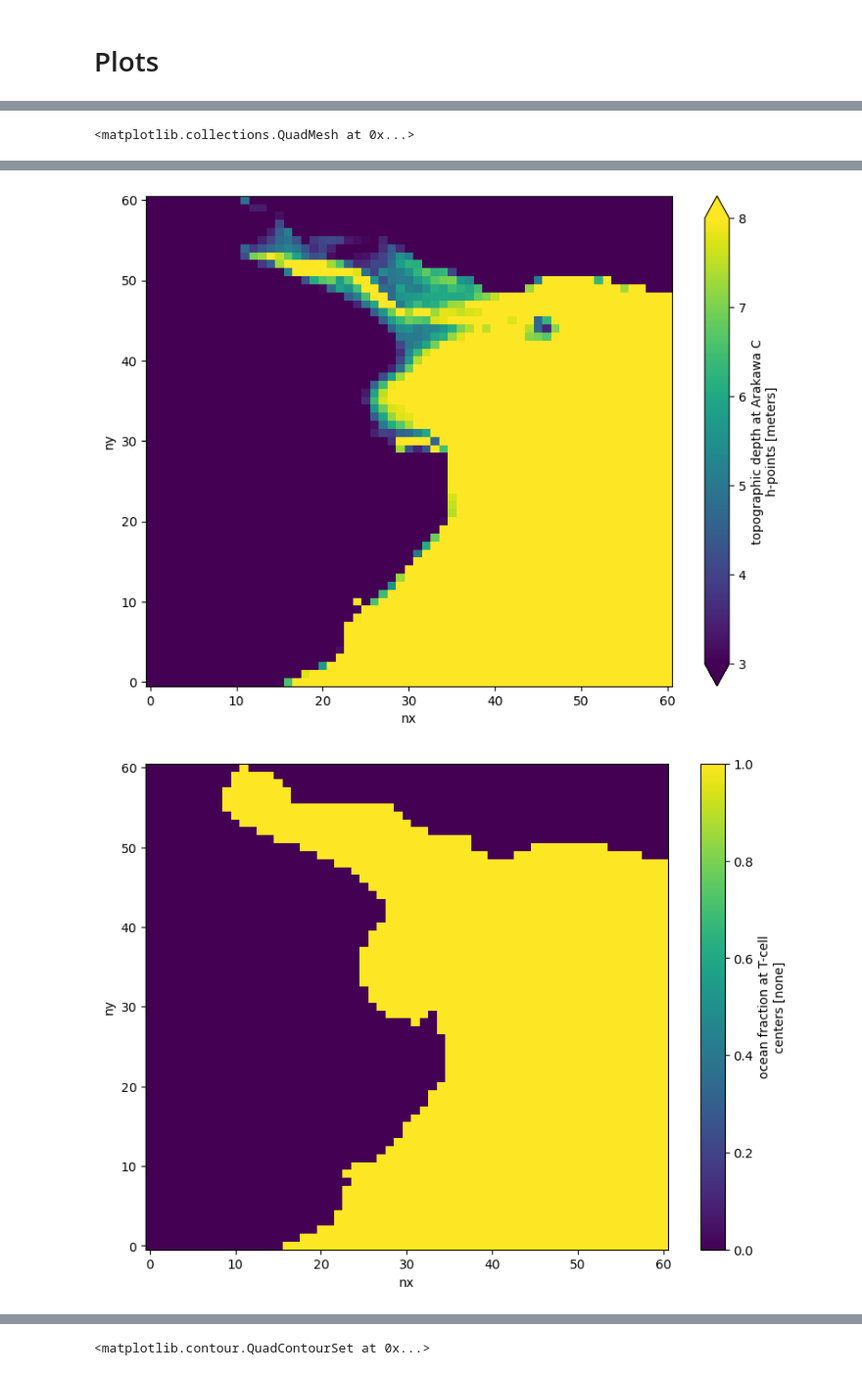
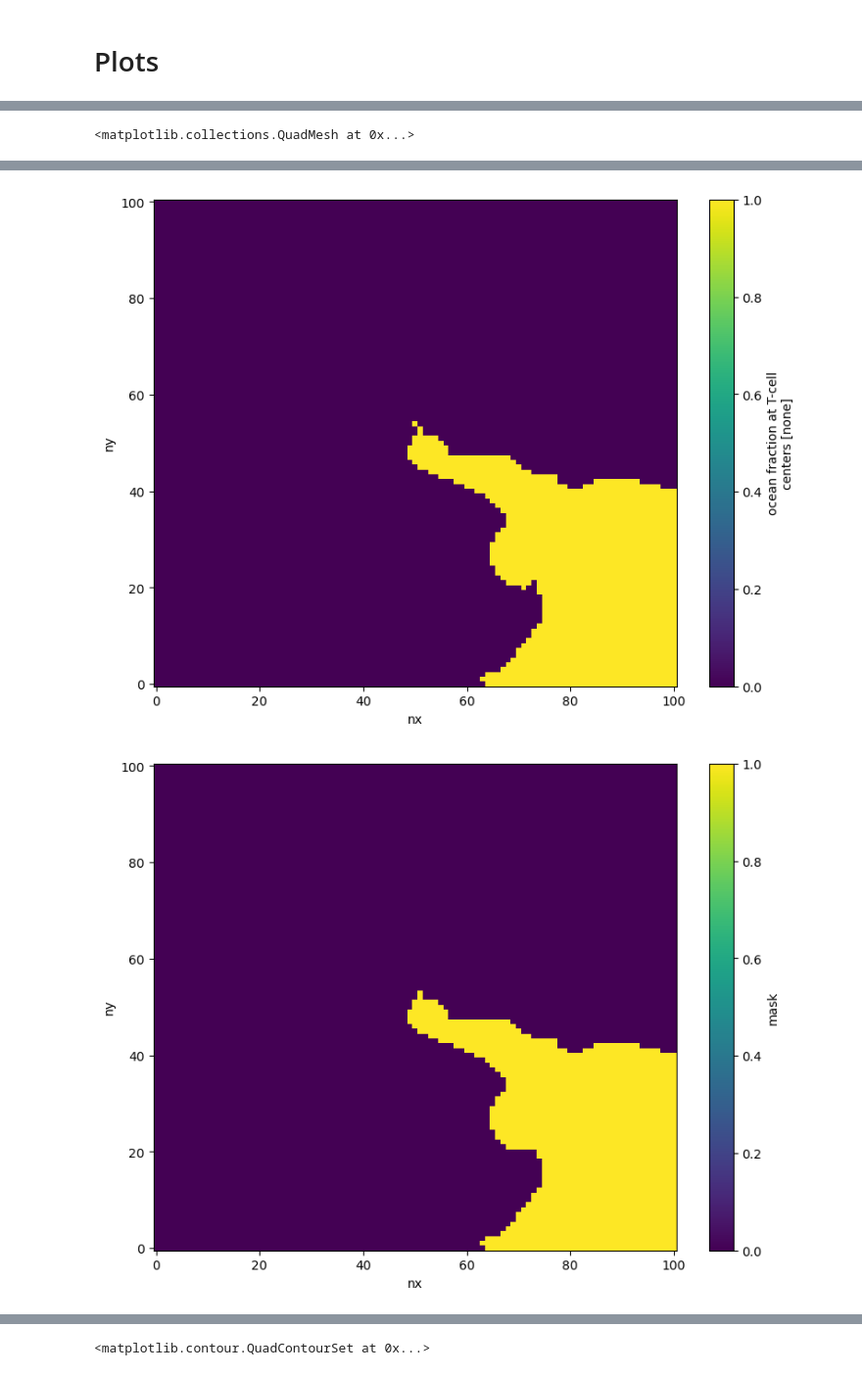
Before and after one commit to nlaureanti/SWA14, a Jupyter notebook: gridgen/fix_topog.ipynb, the cells around one changed output, grey strips where cells are left out. Shown at 98% size. Saved outputs shown, nothing was run; the diff lists cells and outputs as text; code cells hidden in the pictures.

```diff
--- a/gridgen/fix_topog.ipynb
+++ b/gridgen/fix_topog.ipynb
@@ -520,11 +592,10 @@ topo.depth.plot(vmin=3,vmax=10,size=7)
 # %%
-x = 171; y = 267
-dx=30
+x = 151; y= 295
+dx=50
 
-topo.depth.isel(nx=slice(x-dx,x+dx+1),ny=slice(y-dx,y+dx+1)).plot(
-                            vmin=3,vmax=8,size=7)
+
 newtopo.depth.isel(nx=slice(x-dx,x+dx+1),ny=slice(y-dx,y+dx+1)).plot(
-                            vmin=3,vmax=8,size=7)
+                            vmin=0,vmax=3,size=7)
 Omask.mask.isel(nx=slice(x-dx,x+dx+1),ny=slice(y-dx,y+dx+1)).plot(vmin=0,vmax=1,size=7)
 newOmask.mask.isel(nx=slice(x-dx,x+dx+1),ny=slice(y-dx,y+dx+1)).plot(vmin=0,vmax=1,size=7)
 # %% [output]
@@ -533,2 +604,2 @@ newOmask.mask.isel(nx=slice(x-dx,x+dx+1),ny=slice(y-dx,y+dx+1)).plot(vmin=0,vmax
-[figure, old version]
+[figure, new version]
-[figure, old version]
+[figure, new version]
```
Also changed, not shown: parts of 13 cells of this notebook, 16 other files.
